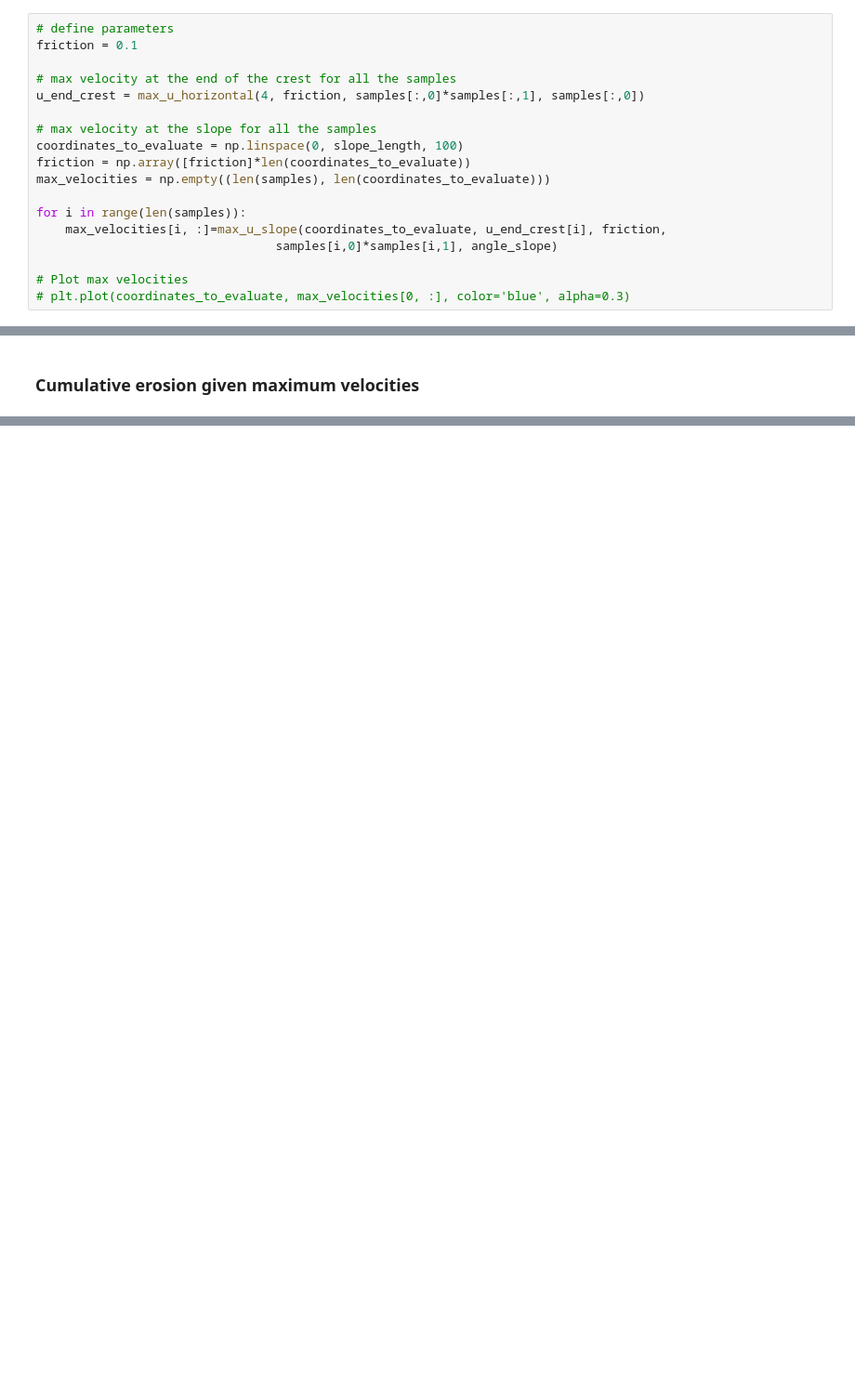
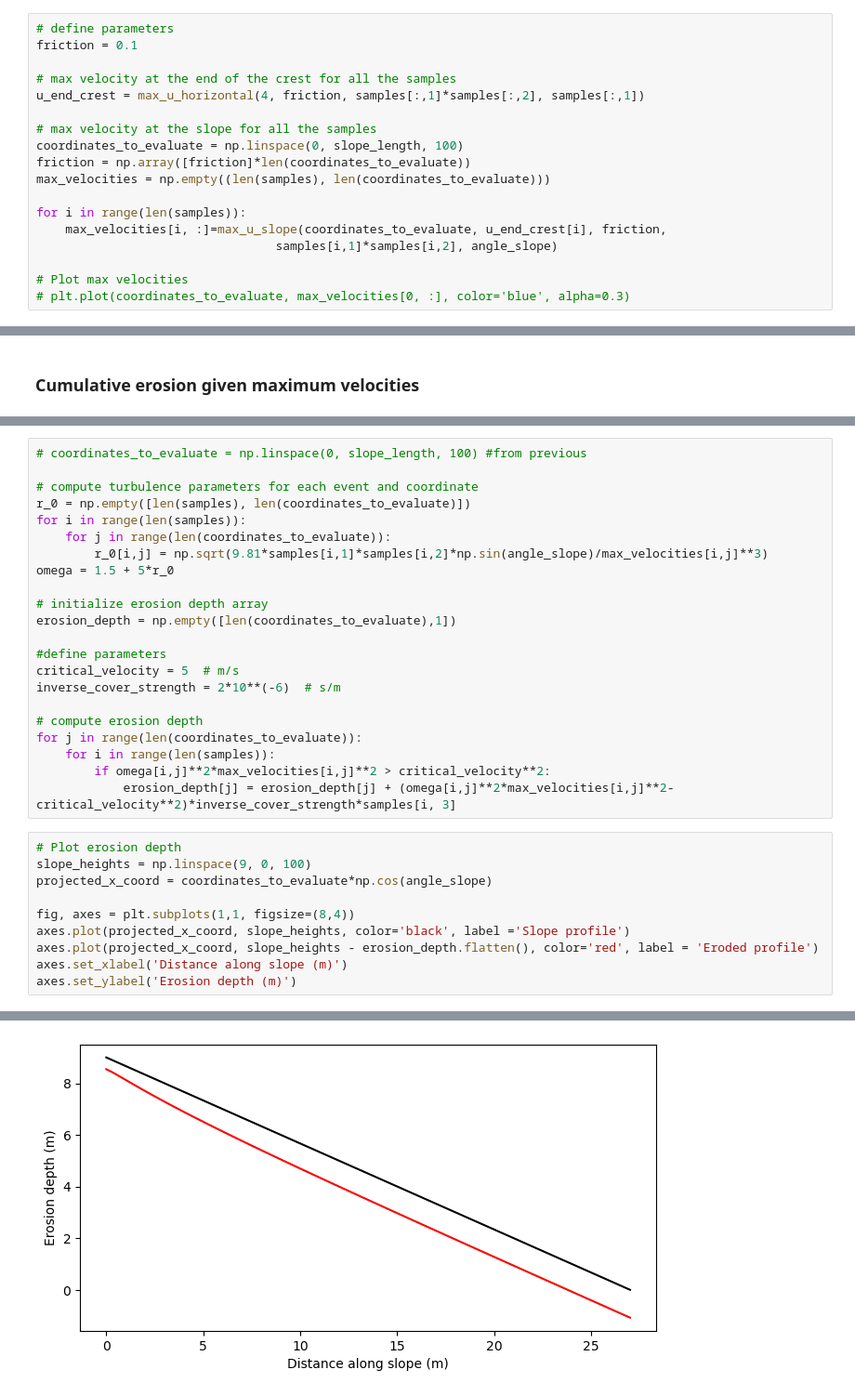
Before and after one commit to patmanas/burros, a Jupyter notebook: pre_design.ipynb, the cells around one changed output, grey strips where cells are left out. Shown: that part at 93% size. Cells and saved outputs as stored; diff of their text form; blank space fills up the shorter version.

Commit message:
erosion along a profile

```diff
--- a/pre_design.ipynb
+++ b/pre_design.ipynb
@@ -121,7 +106,7 @@ def max_u_slope(x_coord, u_0, friction, inst_Q, angle_slope):\
 friction = 0.1
 
 # max velocity at the end of the crest for all the samples
-u_end_crest = max_u_horizontal(4, friction, samples[:,0]*samples[:,1], samples[:,0])
+u_end_crest = max_u_horizontal(4, friction, samples[:,1]*samples[:,2], samples[:,1])
 
 # max velocity at the slope for all the samples
 coordinates_to_evaluate = np.linspace(0, slope_length, 100)
@@ -130,7 +115,7 @@ max_velocities = np.empty((len(samples), len(coordinates_to_evaluate)))
 
 for i in range(len(samples)):
     max_velocities[i, :]=max_u_slope(coordinates_to_evaluate, u_end_crest[i], friction,
-                                 samples[i,0]*samples[i,1], angle_slope)
+                                 samples[i,1]*samples[i,2], angle_slope)
 
 # Plot max velocities
 # plt.plot(coordinates_to_evaluate, max_velocities[0, :], color='blue', alpha=0.3)
@@ -145,0 +124,33 @@ def erosion_at_x(x_coord, omega_x, velocity_x, duration_x, erosion_0):
+# %%
+# coordinates_to_evaluate = np.linspace(0, slope_length, 100) #from previous
+
+# compute turbulence parameters for each event and coordinate
+r_0 = np.empty([len(samples), len(coordinates_to_evaluate)])
+for i in range(len(samples)):
+    for j in range(len(coordinates_to_evaluate)):
+        r_0[i,j] = np.sqrt(9.81*samples[i,1]*samples[i,2]*np.sin(angle_slope)/max_velocities[i,j]**3)
+omega = 1.5 + 5*r_0
+
+# initialize erosion depth array
+erosion_depth = np.empty([len(coordinates_to_evaluate),1])
+
+#define parameters
+critical_velocity = 5  # m/s
+inverse_cover_strength = 2*10**(-6)  # s/m
+
+# compute erosion depth
+for j in range(len(coordinates_to_evaluate)):
+    for i in range(len(samples)):
+        if omega[i,j]**2*max_velocities[i,j]**2 > critical_velocity**2:
+            erosion_depth[j] = erosion_depth[j] + (omega[i,j]**2*max_velocities[i,j]**2-critical_velocity**2)*inverse_cover_strength*samples[i, 3]
+# %%
+# Plot erosion depth
+slope_heights = np.linspace(9, 0, 100)
+projected_x_coord = coordinates_to_evaluate*np.cos(angle_slope)
+
+fig, axes = plt.subplots(1,1, figsize=(8,4))
+axes.plot(projected_x_coord, slope_heights, color='black', label ='Slope profile')
+axes.plot(projected_x_coord, slope_heights - erosion_depth.flatten(), color='red', label = 'Eroded profile')
+axes.set_xlabel('Distance along slope (m)')
+axes.set_ylabel('Erosion depth (m)')
+# %% [output]
@@ -145,0 +158 @@ def erosion_at_x(x_coord, omega_x, velocity_x, duration_x, erosion_0):
+[figure, added]
```
Also changed, not shown: parts of 5 cells of this notebook.
